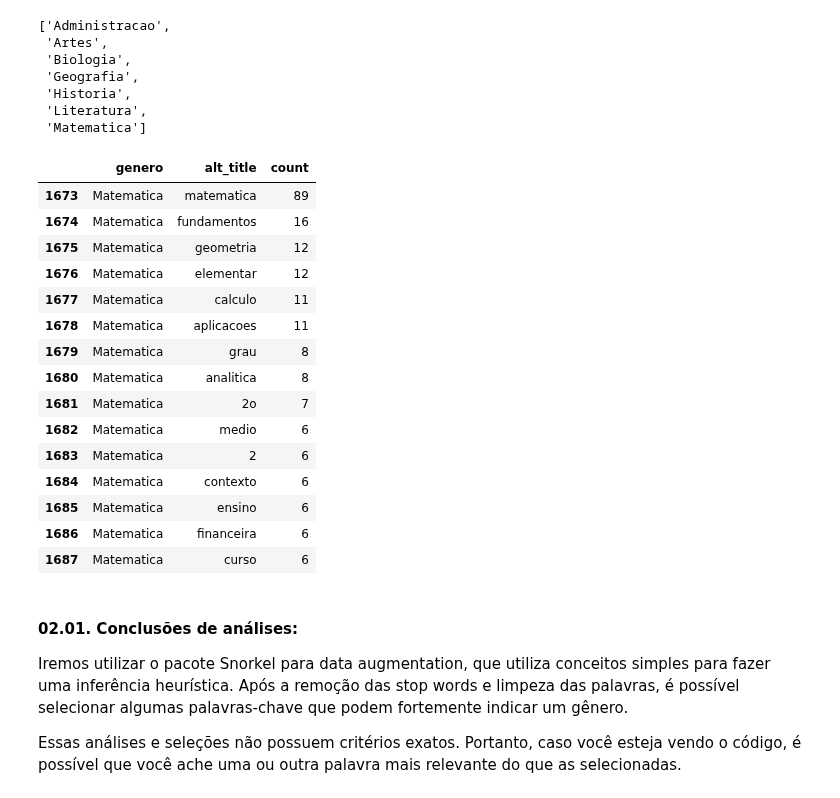
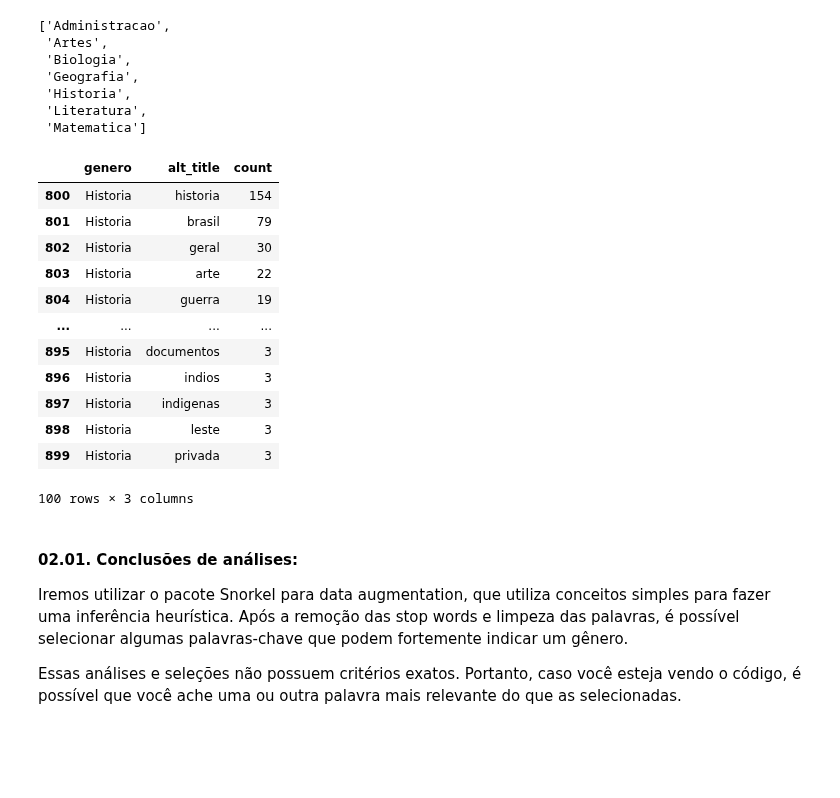
Before and after one commit to kevinsrq/data_augmentation, a Jupyter notebook: notebooks/snorkel.ipynb, the cells around one changed output. Drawn from its saved outputs; the diff is of its cells as text; code cells hidden in the pictures; blank space fills up the shorter version.

```diff
--- a/notebooks/snorkel.ipynb
+++ b/notebooks/snorkel.ipynb
@@ -80,41 +80,38 @@ list(books_df['genero'].unique())
 # %%
 # Select the 'genero' and 'alt_title' columns from the DataFrame
 # and explode the 'alt_title' column to create multiple rows for each title
 # Then we can see the most relevant words for each genero
 (
  books_df[['genero', 'alt_title']]
  .explode('alt_title')
 
  # Group the data by 'genero', reset the index, and calculate the value counts
  .groupby(by='genero', as_index=False)
  .value_counts()
 
  # Sort the values in descending order first by 'genero' and then by 'count'
  .sort_values(by=['genero', 'count'], ascending=False)
 
  # Group the sorted data by 'genero' and select the top 15 elements for each group
  .groupby('genero')
- .head(15)
+ .head(100)
 
 # Change the word inside the double quotes for selection
-).query('genero=="Matematica"')
+).query('genero=="Historia"')
 # %% [output]
 |  | genero | alt_title | count |
-| 1673 | Matematica | matematica | 89 |
-| 1674 | Matematica | fundamentos | 16 |
-| 1675 | Matematica | geometria | 12 |
-| 1676 | Matematica | elementar | 12 |
-| 1677 | Matematica | calculo | 11 |
-| 1678 | Matematica | aplicacoes | 11 |
-| 1679 | Matematica | grau | 8 |
-| 1680 | Matematica | analitica | 8 |
-| 1681 | Matematica | 2o | 7 |
-| 1682 | Matematica | medio | 6 |
-| 1683 | Matematica | 2 | 6 |
-| 1684 | Matematica | contexto | 6 |
-| 1685 | Matematica | ensino | 6 |
-| 1686 | Matematica | financeira | 6 |
-| 1687 | Matematica | curso | 6 |
+| 800 | Historia | historia | 154 |
+| 801 | Historia | brasil | 79 |
+| 802 | Historia | geral | 30 |
+| 803 | Historia | arte | 22 |
+| 804 | Historia | guerra | 19 |
+| ... | ... | ... | ... |
+| 895 | Historia | documentos | 3 |
+| 896 | Historia | indios | 3 |
+| 897 | Historia | indigenas | 3 |
+| 898 | Historia | leste | 3 |
+| 899 | Historia | privada | 3 |
+100 rows × 3 columns
 # %% [markdown]
 #### 02.01. Conclusões de análises:
 
```
Also changed, not shown: parts of 13 cells of this notebook, 1 other file.
